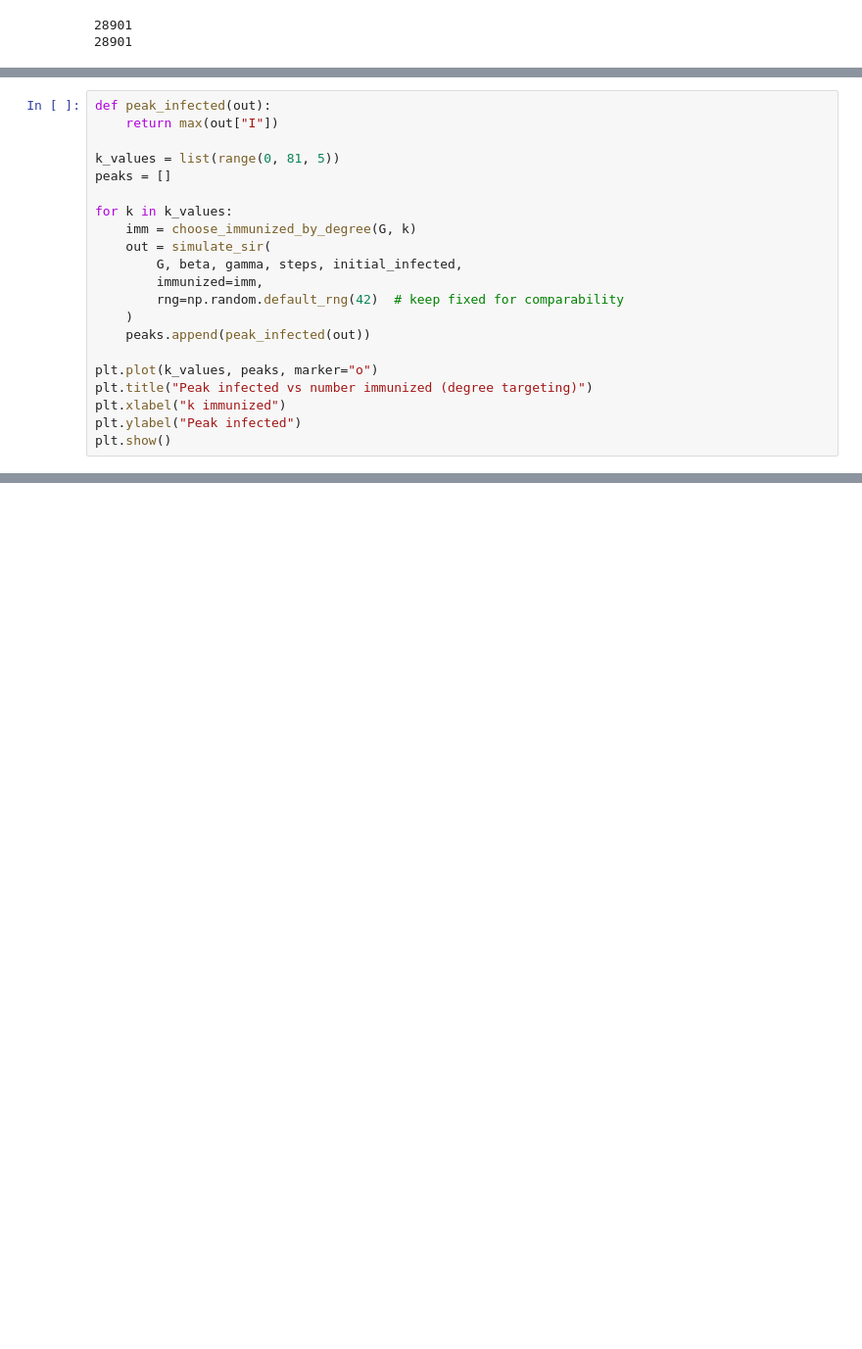
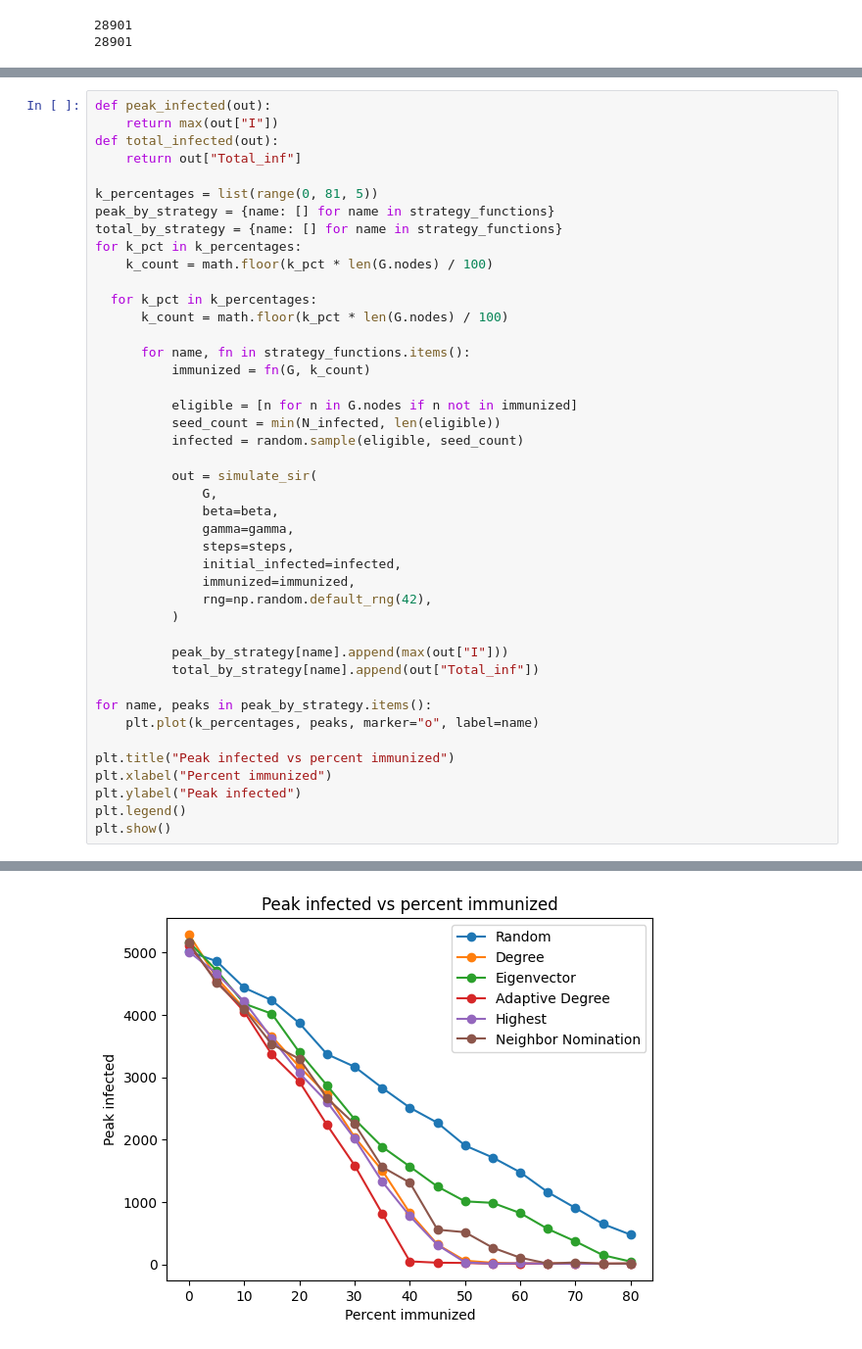
Before and after one commit to jonjon-levi/disease-propogation-network, a Jupyter notebook: notebooks/explore_network.ipynb, the cells around one changed output, grey strips where cells are left out. Shown at 98% size. Drawn from its saved outputs; the diff is of its cells as text; blank space fills up the shorter version.

```diff
--- a/notebooks/explore_network.ipynb
+++ b/notebooks/explore_network.ipynb
@@ -162,21 +181,44 @@ plt.show()
 # %%
 def peak_infected(out):
     return max(out["I"])
+def total_infected(out):
+    return out["Total_inf"]
 
-k_values = list(range(0, 81, 5))
-peaks = []
+k_percentages = list(range(0, 81, 5))
+peak_by_strategy = {name: [] for name in strategy_functions}
+total_by_strategy = {name: [] for name in strategy_functions}
+for k_pct in k_percentages:
+    k_count = math.floor(k_pct * len(G.nodes) / 100)
 
-for k in k_values:
-    imm = choose_immunized_by_degree(G, k)
-    out = simulate_sir(
-        G, beta, gamma, steps, initial_infected,
-        immunized=imm,
-        rng=np.random.default_rng(42)  # keep fixed for comparability
-    )
-    peaks.append(peak_infected(out))
+  for k_pct in k_percentages:
+      k_count = math.floor(k_pct * len(G.nodes) / 100)
 
-plt.plot(k_values, peaks, marker="o")
-plt.title("Peak infected vs number immunized (degree targeting)")
-plt.xlabel("k immunized")
+      for name, fn in strategy_functions.items():
+          immunized = fn(G, k_count)
+
+          eligible = [n for n in G.nodes if n not in immunized]
+          seed_count = min(N_infected, len(eligible))
+          infected = random.sample(eligible, seed_count)
+
+          out = simulate_sir(
+              G,
+              beta=beta,
+              gamma=gamma,
+              steps=steps,
+              initial_infected=infected,
+              immunized=immunized,
+              rng=np.random.default_rng(42),
+          )
+
+          peak_by_strategy[name].append(max(out["I"]))
+          total_by_strategy[name].append(out["Total_inf"])
+
+for name, peaks in peak_by_strategy.items():
+    plt.plot(k_percentages, peaks, marker="o", label=name)
+
+plt.title("Peak infected vs percent immunized")
+plt.xlabel("Percent immunized")
 plt.ylabel("Peak infected")
+plt.legend()
 plt.show()
+# %% [output]
@@ -182,0 +242 @@ plt.show()
+[figure, added]
```
Also changed, not shown: parts of 12 cells of this notebook, 13 other files.
